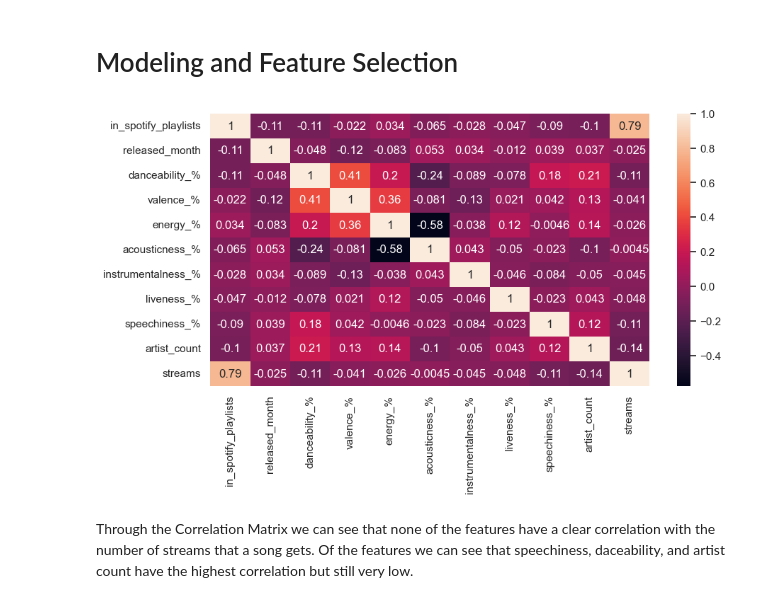
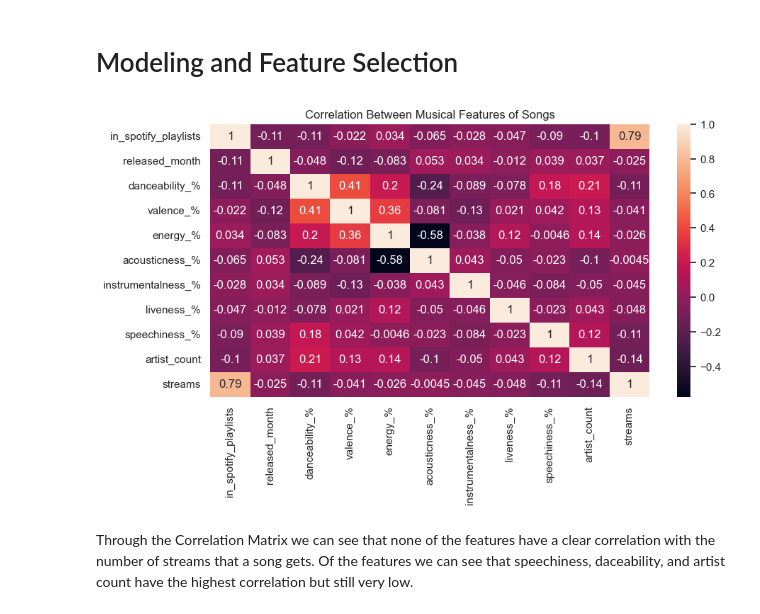
Before and after one commit to uzitak161/DS3000_Project, a Jupyter notebook: Project.EDA.ipynb, the cells around one changed output. Cells and saved outputs as stored; diff of their text form; code cells hidden in the pictures.

```diff
--- a/Project.EDA.ipynb
+++ b/Project.EDA.ipynb
@@ -306,13 +307,13 @@ df.head()
 # %%
 # Create a correlation matrix of the features
 
 plt.figure(figsize=(10, 5))
 
 sns.heatmap(df[['in_spotify_playlists', 'released_month', 'danceability_%', 'valence_%', 'energy_%', 'acousticness_%' , 'instrumentalness_%', 'liveness_%', 'speechiness_%', 'artist_count', 'streams']].corr(), annot=True)
-
+plt.title("Correlation Between Musical Features of Songs")
 plt.show()
 # %% [output]
-[figure, old version]
+[figure, new version]
 # %% [markdown]
 Through the Correlation Matrix we can see that none of the features have a clear correlation with the number of streams that a song gets. Of the features we can see that speechiness, daceability, and artist count have the highest correlation but still very low.
 # %% [markdown]
```
Also changed, not shown: parts of 8 cells of this notebook.
